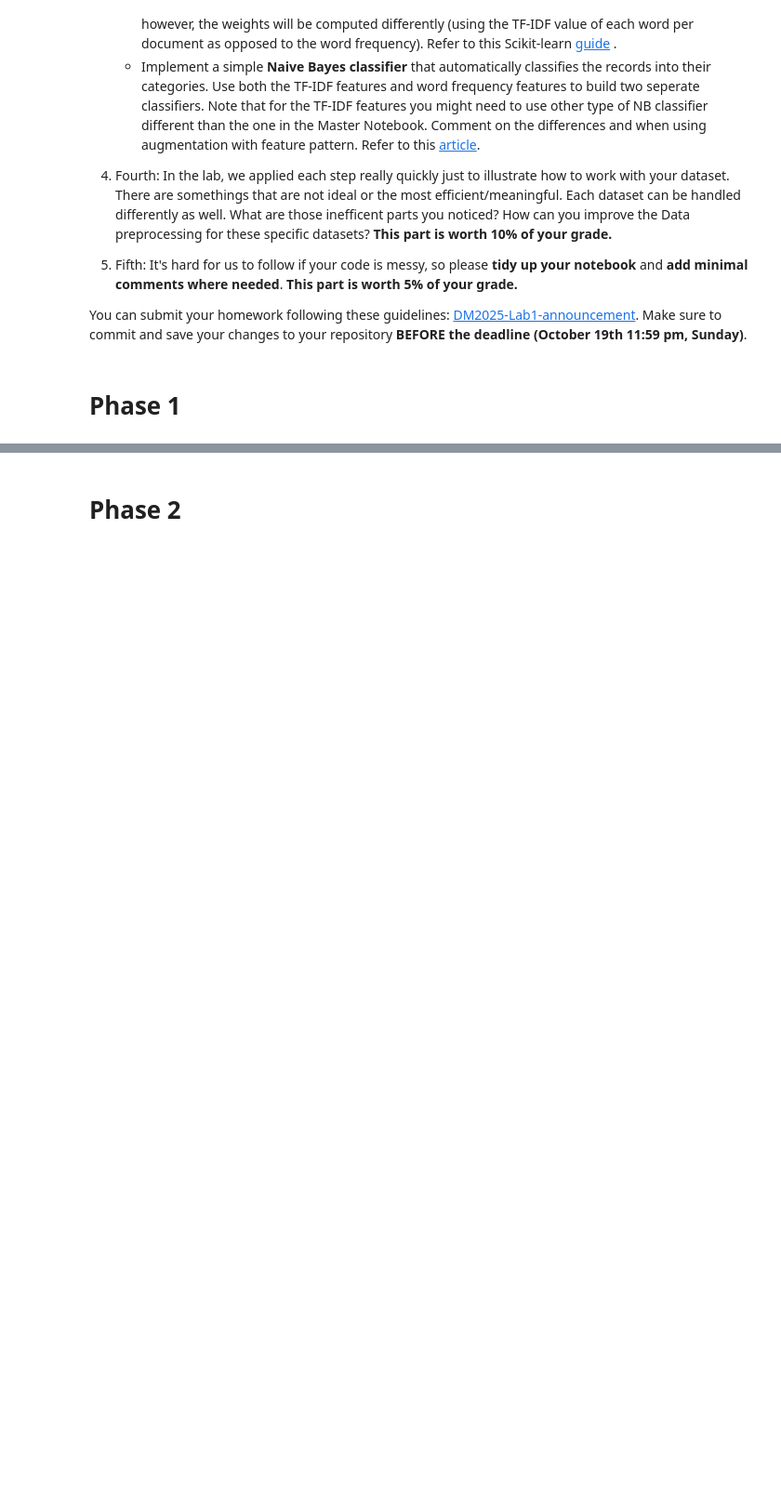
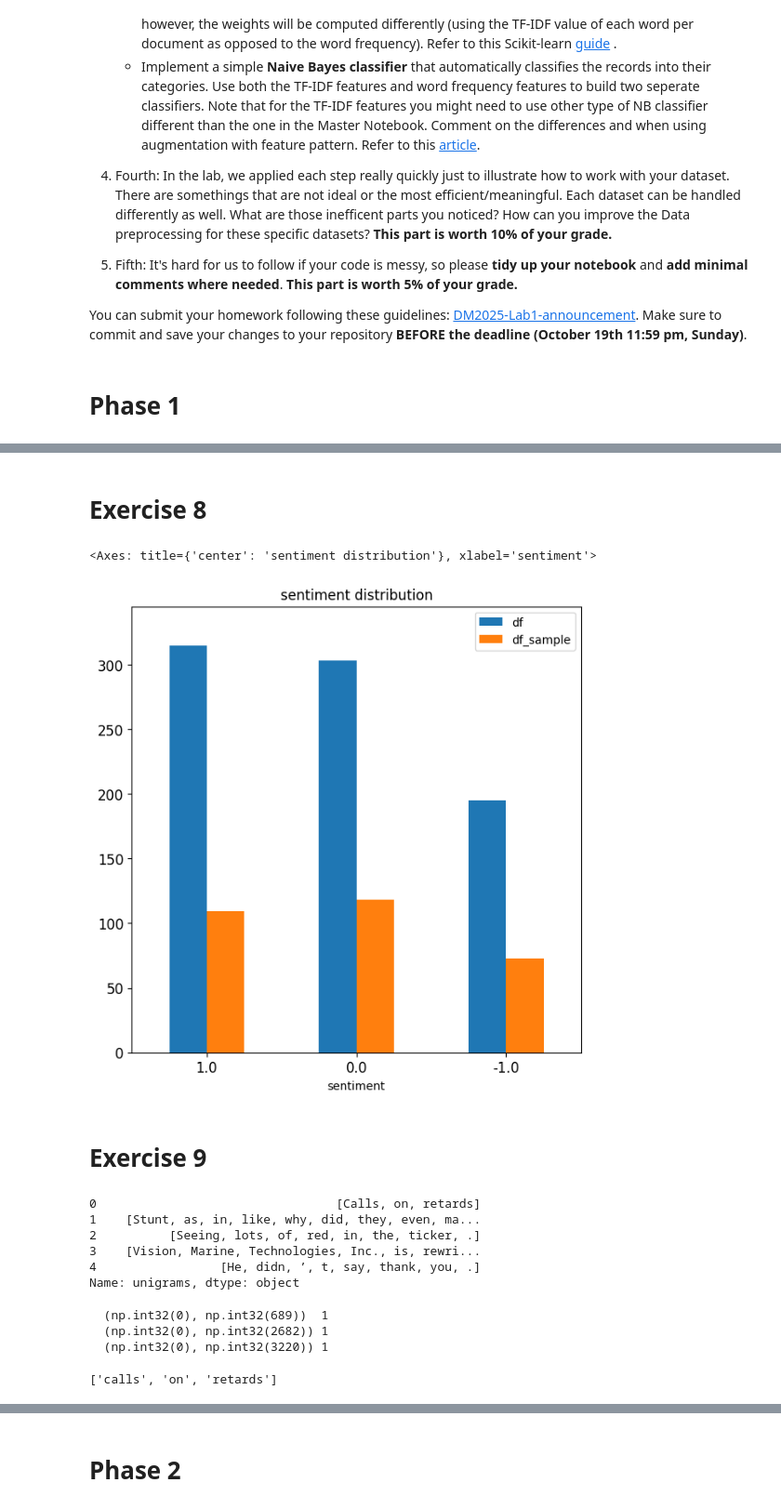
Before and after one commit to jc533/DM2025-Lab1-Exercise, a Jupyter notebook: DM2025-Lab1-Homework.ipynb, the cells around one changed output, grey strips where cells are left out. Shown: that part at 93% size. Drawn from its saved outputs; the diff is of its cells as text; code cells hidden in the pictures; blank space fills up the shorter version.

```diff
--- a/DM2025-Lab1-Homework.ipynb
+++ b/DM2025-Lab1-Homework.ipynb
@@ -62,0 +237,40 @@ You can submit your homework following these guidelines: [DM2025-Lab1-announceme
+# %% [markdown]
+# Exercise 8
+# %%
+# Answer here
+combine_df = pd.concat([df.sentiment.value_counts(),df_sample.sentiment.value_counts()],
+                       keys=["df", "df_sample"],axis=1)
+combine_df.plot(kind="bar",
+                    title="sentiment distribution",
+                    ylim=[0,combine_df.max().max()+30],
+                    rot=0, fontsize=12, figsize=(7,7))
+# %% [output]
+<Axes: title={'center': 'sentiment distribution'}, xlabel='sentiment'>
+[figure, added]
+# %% [markdown]
+# Exercise 9
+# %%
+df['unigrams'] = df['text'].apply(lambda x: dmh.tokenize_text(x))
+df.head()["unigrams"]
+# %% [output]
+0                                 [Calls, on, retards]
+1    [Stunt, as, in, like, why, did, they, even, ma...
+2          [Seeing, lots, of, red, in, the, ticker, .]
+3    [Vision, Marine, Technologies, Inc., is, rewri...
+4                 [He, didn, ’, t, say, thank, you, .]
+Name: unigrams, dtype: object
+# %%
+from sklearn.feature_extraction.text import CountVectorizer
+
+count_vect = CountVectorizer()
+df_counts = count_vect.fit_transform(df.text) #learn the vocabulary and return document-term matrix
+print(df_counts[0])
+analyze = count_vect.build_analyzer()
+# %% [output]
+  (np.int32(0), np.int32(689))  1
+  (np.int32(0), np.int32(2682)) 1
+  (np.int32(0), np.int32(3220)) 1
+# %%
+analyze(df.text[0])
+# %% [output]
+['calls', 'on', 'retards']
```
Also changed, not shown: parts of 36 cells of this notebook.
